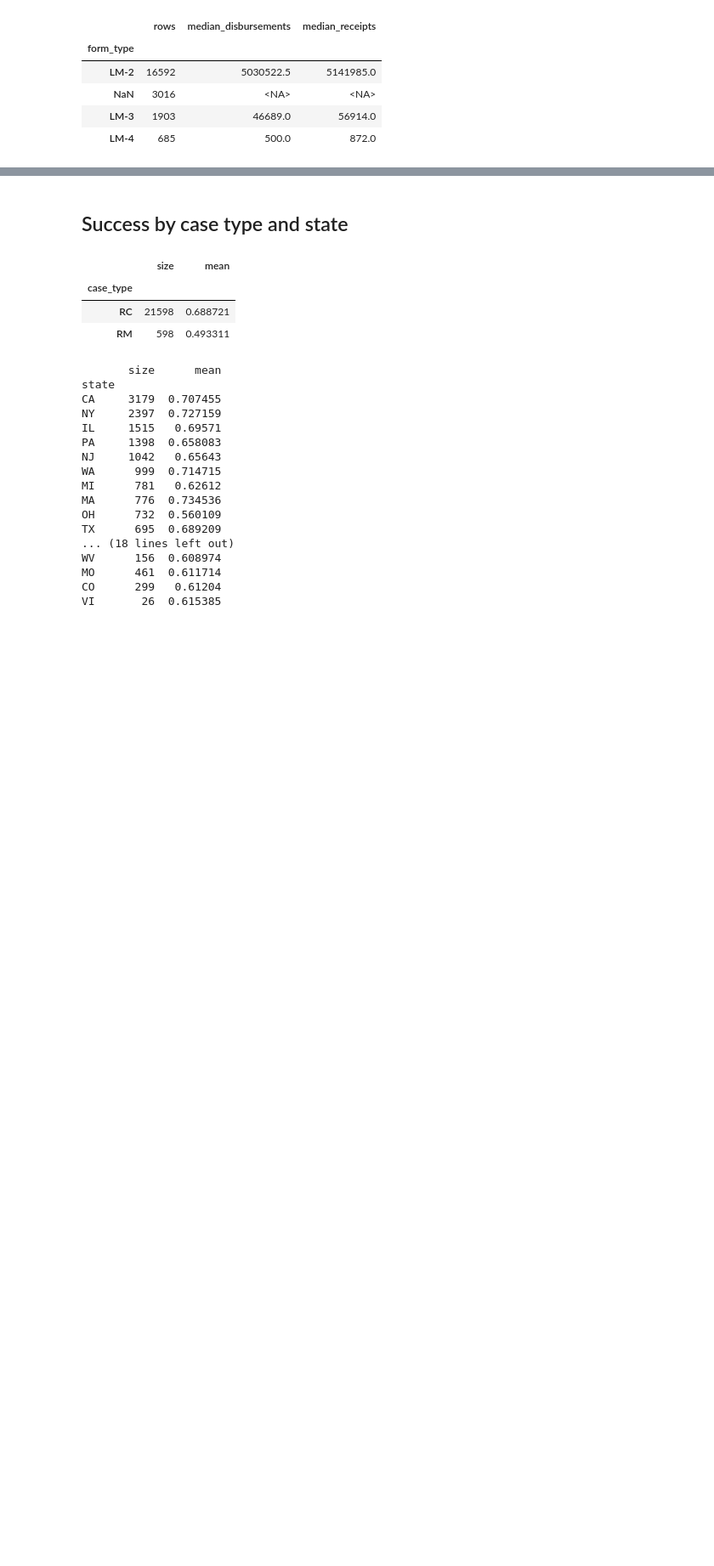
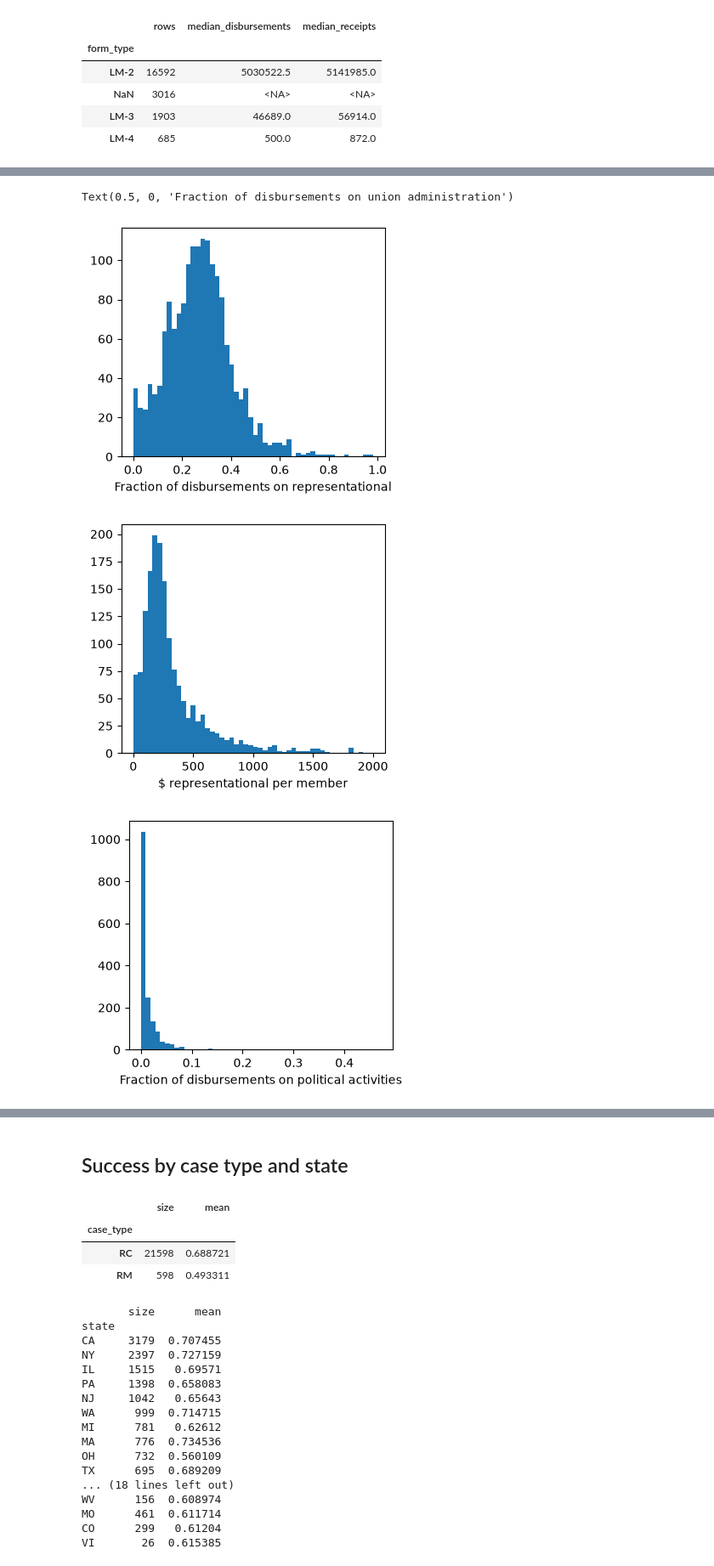
Before and after one commit to peishi/union-elections-modeling, a Jupyter notebook: eda.ipynb, the cells around one changed output, grey strips where cells are left out. Shown at 85% size. Drawn from its saved outputs; the diff is of its cells as text; code cells hidden in the pictures; blank space fills up the shorter version.

```diff
--- a/eda.ipynb
+++ b/eda.ipynb
@@ -164,0 +242,26 @@ dtype: float64
+# %%
+fin = unions.dropna(subset=['ttl_disbursements', 'representational', 'political', 'members'])
+
+fin = fin.where(fin.notna(), 0)
+fin['rep_frac'] = fin['representational'] / fin['ttl_disbursements']
+fin['pol_frac'] = fin['political'] / fin['ttl_disbursements']
+fin['admin_frac'] = fin['union_administration'] / fin['ttl_disbursements']
+fin['rep_per_mem'] = fin['representational'] / fin['members']
+
+plt.figure(figsize=(4, 3.5))
+plt.hist(fin['rep_frac'], bins=50)
+plt.xlabel('Fraction of disbursements on representational')
+plt.figure(figsize=(4, 3.5))
+plt.hist(fin['rep_per_mem'], bins=50, range=[0, 2e3])
+plt.xlabel('$ representational per member')
+plt.figure(figsize=(4, 3.5))
+plt.hist(fin['pol_frac'], bins=50)
+plt.xlabel('Fraction of disbursements on political activities')
+plt.figure(figsize=(4, 3.5))
+plt.hist(fin['admin_frac'], bins=50)
+plt.xlabel('Fraction of disbursements on union administration')
+# %% [output]
+Text(0.5, 0, 'Fraction of disbursements on union administration')
+[figure, added]
+[figure, added]
+[figure, added]
```
Also changed, not shown: parts of 18 cells of this notebook, 3 other files.
